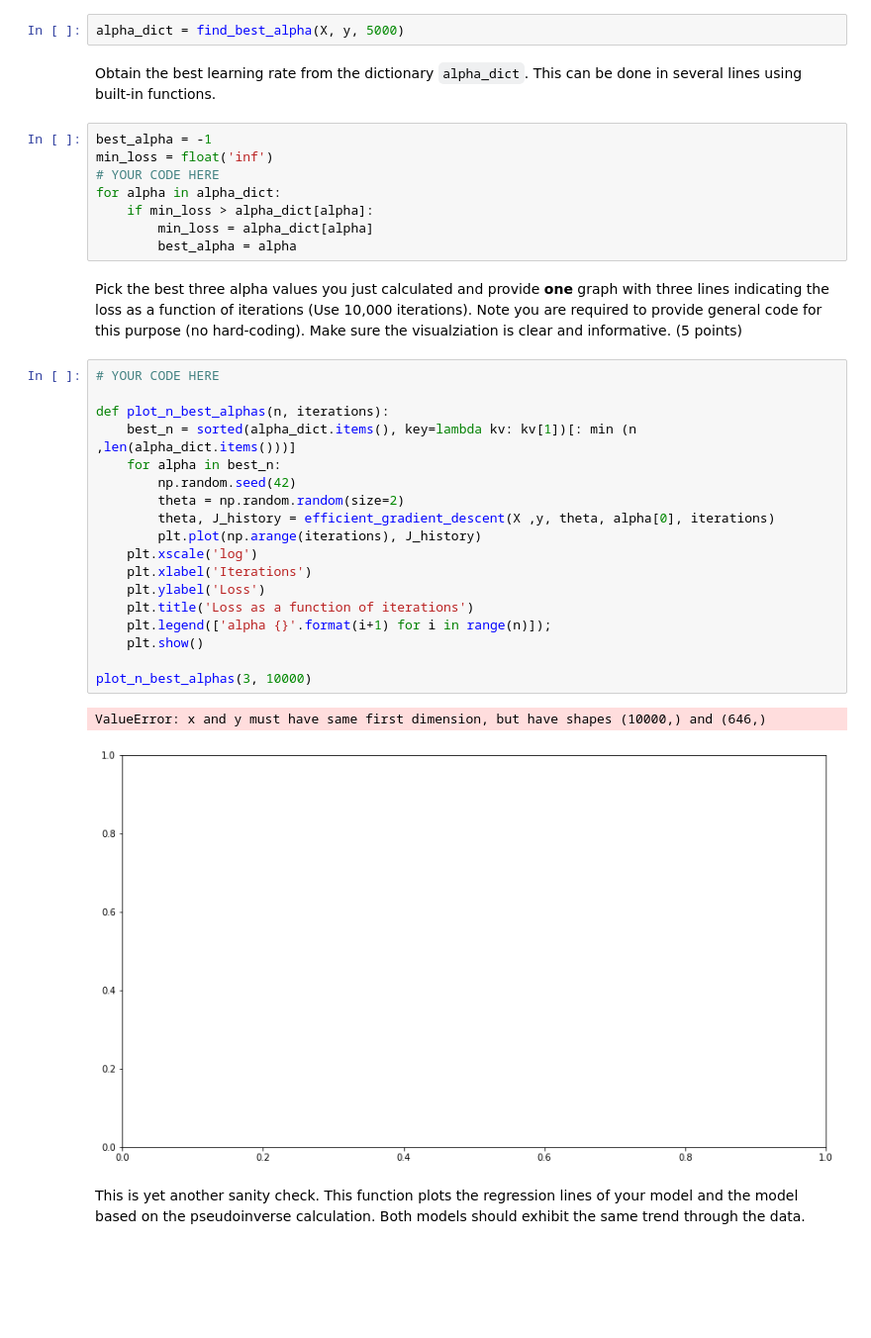
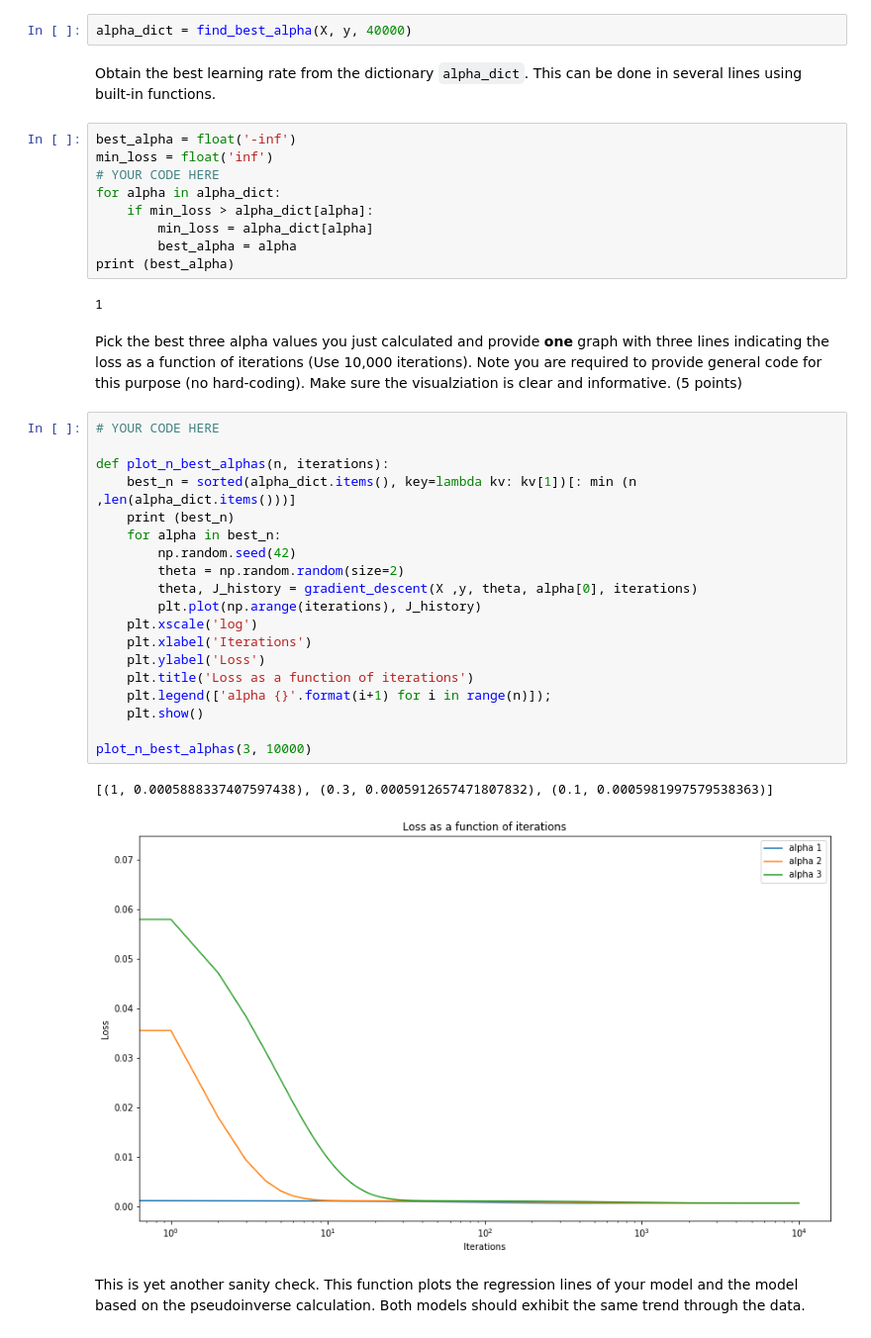
Before and after one commit to GalRabin/ML, a Jupyter notebook: hw1/hwa1.ipynb, the cells around one changed output. Shown at 99% size. Saved outputs shown, nothing was run; the diff lists cells and outputs as text; blank space fills up the shorter version.

```diff
--- a/hw1/hwa1.ipynb
+++ b/hw1/hwa1.ipynb
@@ -242,40 +234,44 @@ The learning rate is another factor that determines the performance of our model
 # %%
 alpha_dict = find_best_alpha(X, y, 5)
 # %%
-alpha_dict = find_best_alpha(X, y, 5000)
+alpha_dict = find_best_alpha(X, y, 40000)
 # %% [markdown]
 Obtain the best learning rate from the dictionary `alpha_dict`. This can be done in several lines using built-in functions.
 # %%
-best_alpha = -1
+best_alpha = float('-inf')
 min_loss = float('inf')
 # YOUR CODE HERE
 for alpha in alpha_dict:
     if min_loss > alpha_dict[alpha]:
         min_loss = alpha_dict[alpha]
         best_alpha = alpha
+print (best_alpha)
+# %% [output]
+1
 # %% [markdown]
 Pick the best three alpha values you just calculated and provide **one** graph with three lines indicating the loss as a function of iterations (Use 10,000 iterations). Note you are required to provide general code for this purpose (no hard-coding). Make sure the visualziation is clear and informative. (5 points)
 # %%
 # YOUR CODE HERE
 
 def plot_n_best_alphas(n, iterations):
     best_n = sorted(alpha_dict.items(), key=lambda kv: kv[1])[: min (n ,len(alpha_dict.items()))]
+    print (best_n)
     for alpha in best_n:
         np.random.seed(42)
         theta = np.random.random(size=2)
-        theta, J_history = efficient_gradient_descent(X ,y, theta, alpha[0], iterations)
+        theta, J_history = gradient_descent(X ,y, theta, alpha[0], iterations)
         plt.plot(np.arange(iterations), J_history)
     plt.xscale('log')
     plt.xlabel('Iterations')
     plt.ylabel('Loss')
     plt.title('Loss as a function of iterations')
     plt.legend(['alpha {}'.format(i+1) for i in range(n)]);
     plt.show()
 
 plot_n_best_alphas(3, 10000)
 # %% [output]
-ValueError: x and y must have same first dimension, but have shapes (10000,) and (646,)
+[(1, 0.0005888337407597438), (0.3, 0.0005912657471807832), (0.1, 0.0005981997579538363)]
-[figure, old version]
+[figure, new version]
 # %% [markdown]
 This is yet another sanity check. This function plots the regression lines of your model and the model based on the pseudoinverse calculation. Both models should exhibit the same trend through the data.
 # %%
```
Also changed, not shown: parts of 2 cells of this notebook, 1 other file.
